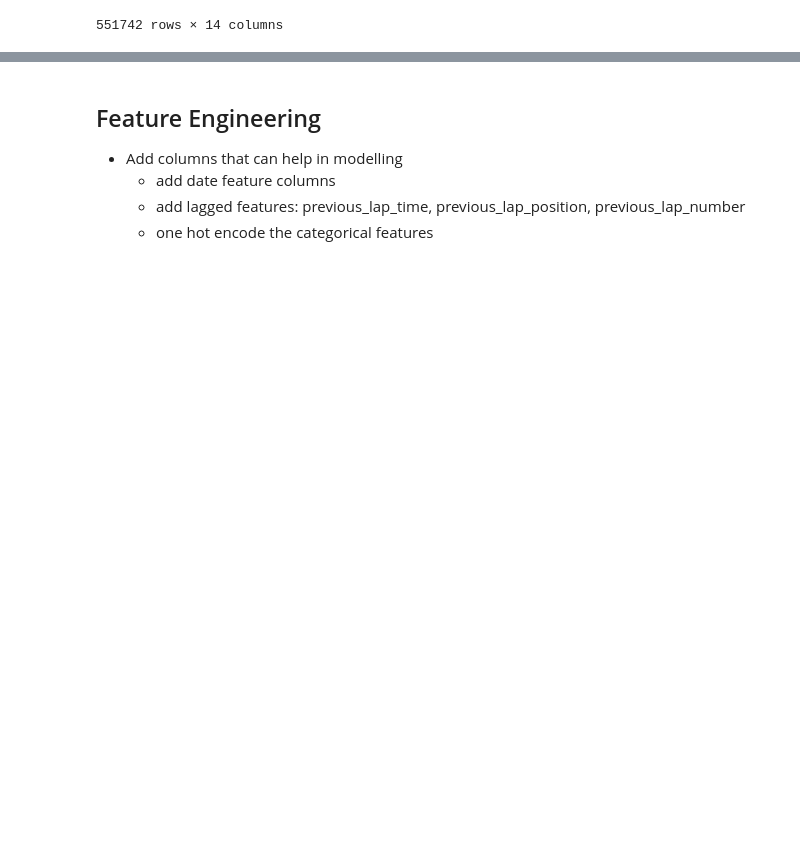
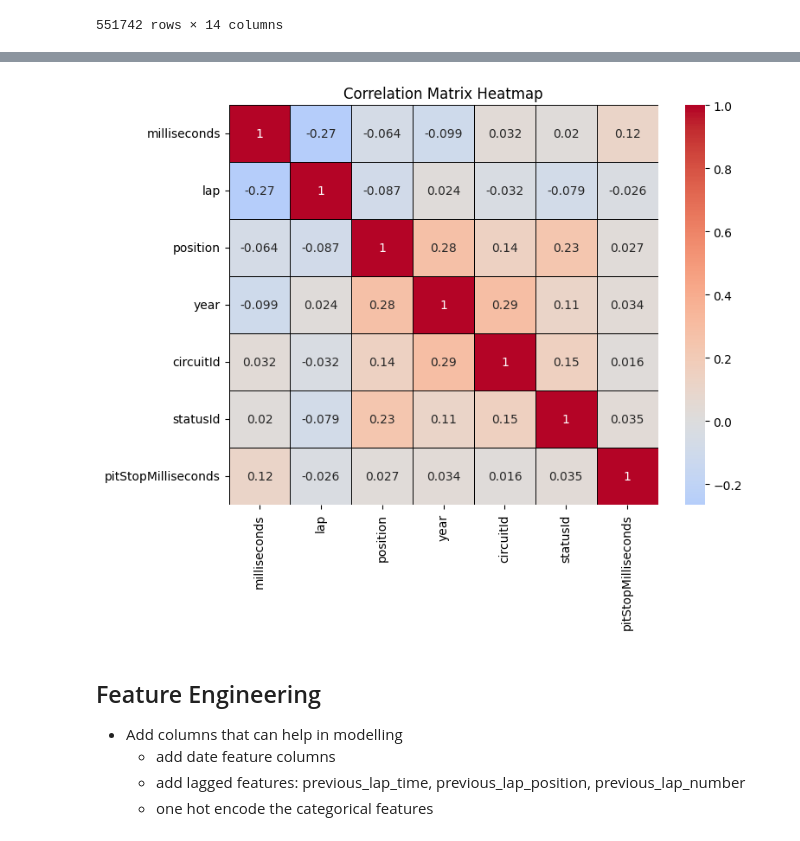
Before and after one commit to varunp04/predict-formula, a Jupyter notebook: src/model_training/master_pipeline_notebook.ipynb, the cells around one changed output, grey strips where cells are left out. Drawn from its saved outputs; the diff is of its cells as text; code cells hidden in the pictures; blank space fills up the shorter version.

```diff
--- a/src/model_training/master_pipeline_notebook.ipynb
+++ b/src/model_training/master_pipeline_notebook.ipynb
@@ -248,6 +263,32 @@ for race_id in list_race_id:
         yaxis_title="Total lap time",
     )
 fig.show()
+# %%
+columns_for_corr = [
+    "milliseconds",
+    "lap",
+    "position",
+    "year",
+    "circuitId",
+    "statusId",
+    "pitStopMilliseconds",
+]
+
+master_lap_time_data_corr_matrix = master_lap_time_data[columns_for_corr].corr()
+
+plt.figure(figsize=(8, 6))
+sns.heatmap(
+    master_lap_time_data_corr_matrix,
+    annot=True,
+    cmap="coolwarm",
+    center=0,
+    linewidths=0.5,
+    linecolor="black",
+)
+plt.title("Correlation Matrix Heatmap")
+plt.show()
+# %% [output]
+[figure, added]
 # %% [markdown]
 ## Feature Engineering
 
```
Also changed, not shown: parts of 30 cells of this notebook, 7 other files.
